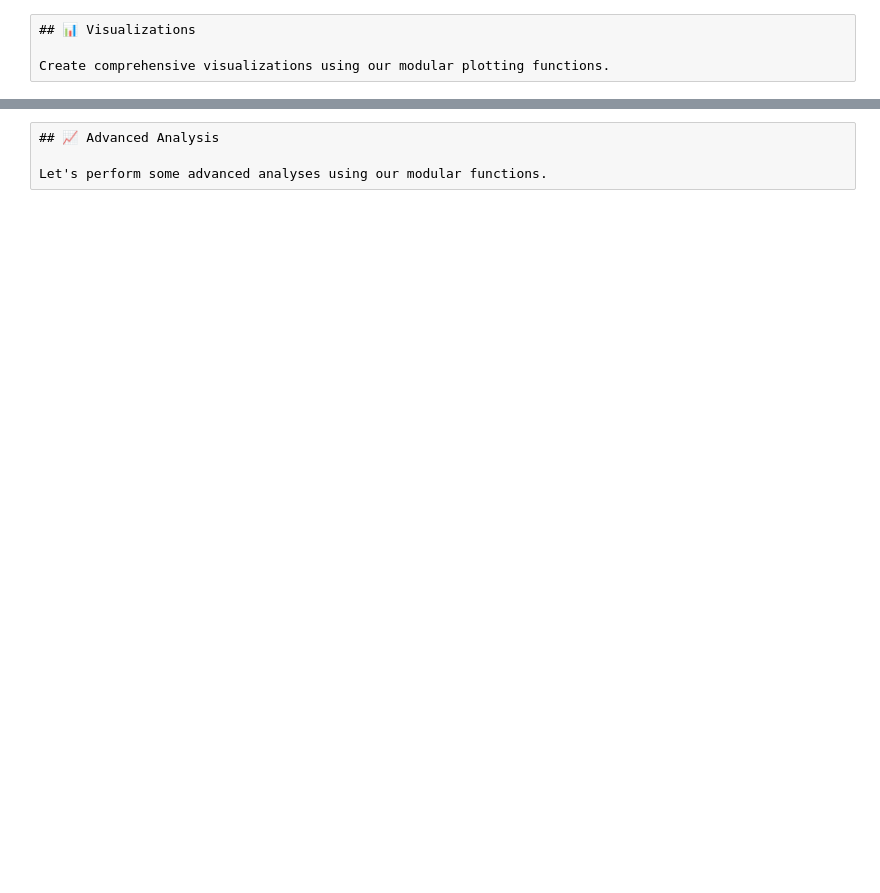
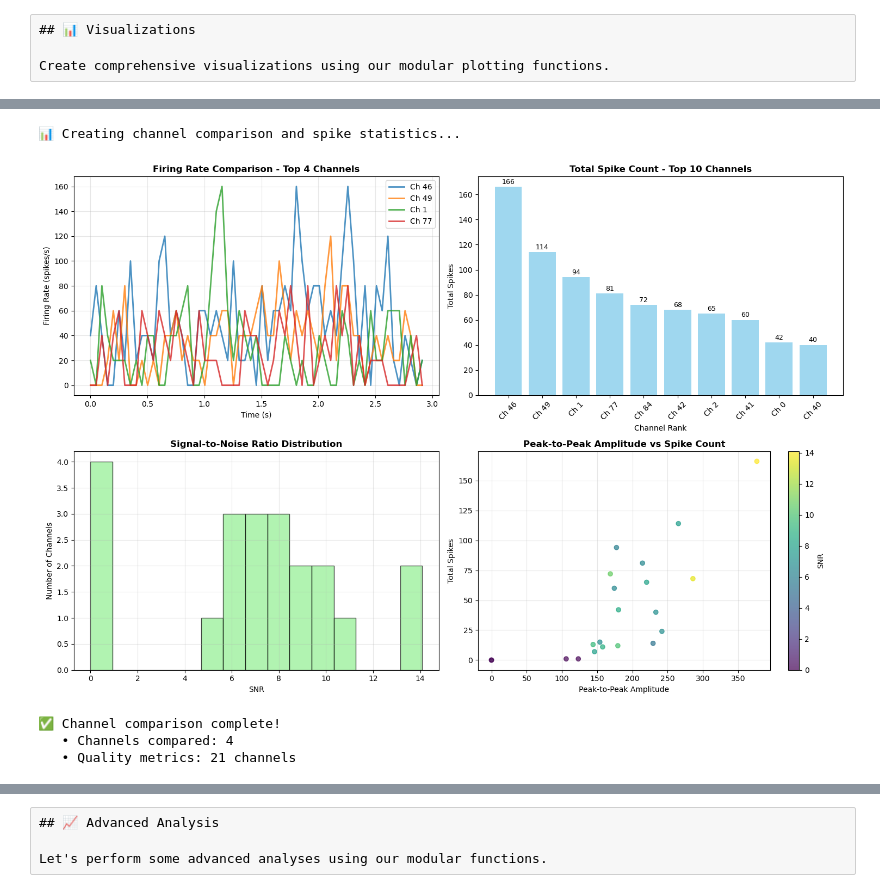
Before and after one commit to nadernik/neural_exploration, a Jupyter notebook: neural_feature_exploration_modular.ipynb, the cells around one changed output, grey strips where cells are left out. Saved outputs shown, nothing was run; the diff lists cells and outputs as text; code cells hidden in the pictures; blank space fills up the shorter version.

```diff
--- a/neural_feature_exploration_modular.ipynb
+++ b/neural_feature_exploration_modular.ipynb
@@ -223,0 +246,16 @@ if features is not None and 'top_channels' in locals():
+# %%
+# 3. Channel comparison and spike statistics
+if analysis_results is not None and analysis_results['success']:
+    print("📊 Creating channel comparison and spike statistics...")
+
+    # Use modular visualization function
+    plot_spike_channel_comparison(analysis_results)
+
+else:
+    print("❌ Cannot create visualization - no valid analysis results")
+# %% [output]
+📊 Creating channel comparison and spike statistics...
+[figure, added]
+✅ Channel comparison complete!
+   • Channels compared: 4
+   • Quality metrics: 21 channels
```
Also changed, not shown: parts of 26 cells of this notebook, 15 other files.
